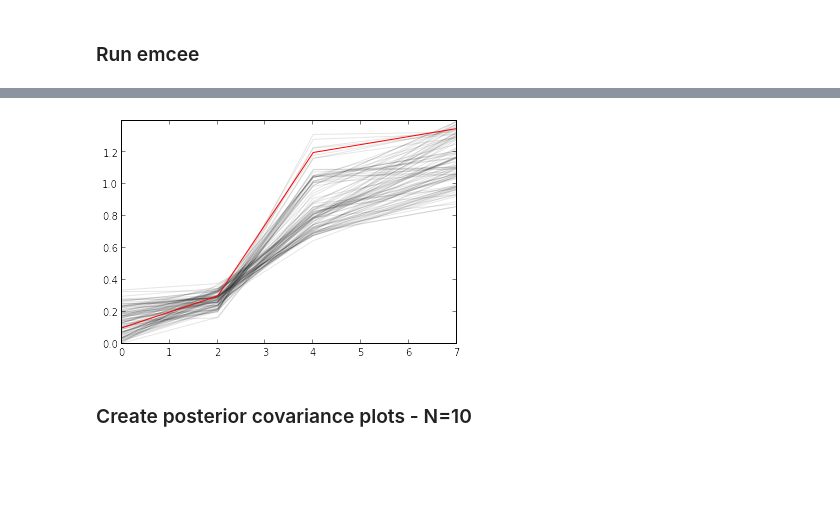
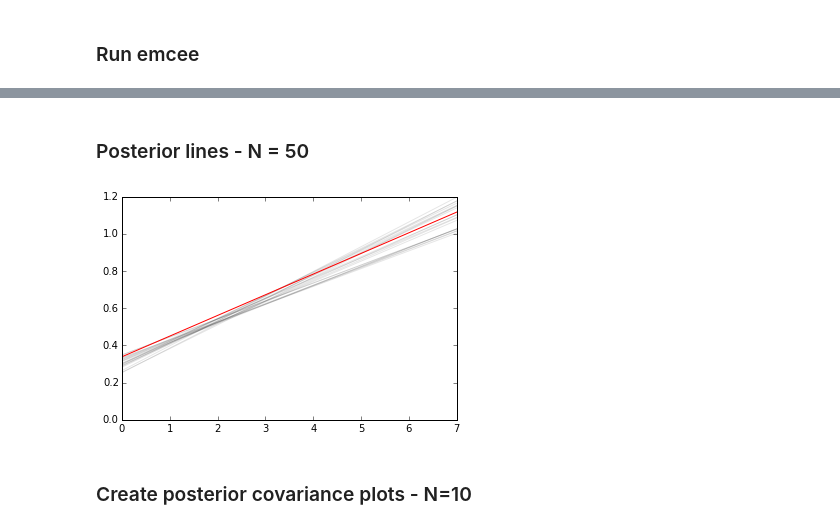
Before and after one commit to astroJeff/separated-at-birth, a Jupyter notebook: notebooks/IFMR Fake Data 1.ipynb, the cells around one changed output, grey strips where cells are left out. Drawn from its saved outputs; the diff is of its cells as text; code cells hidden in the pictures; blank space fills up the shorter version.

```diff
--- a/notebooks/IFMR Fake Data 1.ipynb
+++ b/notebooks/IFMR Fake Data 1.ipynb
@@ -337,20 +660,21 @@ P_new =  (0.2, 0.05, 0.25, 0.15)
 ### Wrapper for emcee
 # %%
 p_i = np.zeros(ndim)
-p_i = 0.2, 0.05, 0.25, 0.15
+p_i = p_true[0], p_true[1]
+#p_i = 0.1, 0.05, 0.25, 0.15
 
 # This function runs emcee
 def run_inference(MESA_tcool, DWD, nwalkers=32, nburn=200, nsteps=1000):
     # number of parameters
-    ndim = 4
-#    ndim = 2
+#    ndim = 4
+    ndim = 2
 
     # initial positions for walkers
     p0 = np.zeros((nwalkers,ndim))
     p0[:,0] = np.random.normal(p_i[0], 0.01, size=nwalkers) # b1
     p0[:,1] = np.random.normal(p_i[1], 0.01, size=nwalkers) # theta_1
-    p0[:,2] = np.random.normal(p_i[2], 0.03, size=nwalkers) # theta_2
-    p0[:,3] = np.random.normal(p_i[3], 0.03, size=nwalkers) # theta_3
+#    p0[:,2] = np.random.normal(p_i[2], 0.03, size=nwalkers) # theta_2
+#    p0[:,3] = np.random.normal(p_i[3], 0.03, size=nwalkers) # theta_3
 
     args = (MESA_tcool, DWD)
     sampler = emcee.EnsembleSampler(nwalkers=nwalkers, dim=ndim, lnpostfn=ln_posterior, args=args)
@@ -368,4 +692,4 @@ def run_inference(MESA_tcool, DWD, nwalkers=32, nburn=200, nsteps=1000):
 # %% [markdown]
 ### Run emcee
 # %%
-sampler = run_inference(MESA_tcool, DWD, nburn=50, nsteps=200)
+sampler = run_inference(MESA_tcool, DWD, nburn=500, nsteps=200)
@@ -384,6 +837,8 @@ fig = triangle.corner(sampler.flatchain, truths=p_true, labels=labels, extents=e
+# %% [markdown]
+### Posterior lines - N = 50
 # %%
-ndim = 4
-#ndim = 2
+#ndim = 4
+ndim = 2
 
 samples = sampler.chain[:,:,:].reshape((-1, ndim))
 
@@ -391,29 +846,30 @@ xl = np.array([0.,7.])
 
 M_zams_temp = np.linspace(0.,7.,50)
 
-#for b1, th1 in samples[np.random.randint(len(samples),size=20)]:
-for b1, th1, th2, th3 in samples[np.random.randint(len(samples),size=100)]:
+for bt1, th1 in samples[np.random.randint(len(samples),size=20)]:
+#for bt1, th1, th2, th3 in samples[np.random.randint(len(samples),size=100)]:
 
     m1 = np.tan(th1)
-    m2 = np.tan(th2)
-    m3 = np.tan(th3)
-    b2 = (m1-m2)*2.0 + b1
-    b3 = (m2-m3)*4.0 + b2
+#    m2 = np.tan(th2)
+#    m3 = np.tan(th3)
+    b1 = bt1 / np.cos(th1)
+#    b2 = (m1-m2)*2.0 + b1
+#    b3 = (m2-m3)*4.0 + b2
 
     M_wd_temp = np.array([])
 
-#    M_wd_temp = m1*M_zams_temp+b1
+    M_wd_temp = m1*M_zams_temp+b1
 
-    for m in M_zams_temp:
+#    for m in M_zams_temp:
 
-        if m < 2.0:
-            M_wd_temp = np.append(M_wd_temp, m1*m+b1)
+#        if m < 2.0:
+#            M_wd_temp = np.append(M_wd_temp, m1*m+b1)
 
-        elif m < 4.0:
-            M_wd_temp = np.append(M_wd_temp, m2*m+b2)
+#        elif m < 4.0:
+#            M_wd_temp = np.append(M_wd_temp, m2*m+b2)
 
-        else:
-            M_wd_temp = np.append(M_wd_temp, m3*m+b3)
+#        else:
+#            M_wd_temp = np.append(M_wd_temp, m3*m+b3)
 
 
 
@@ -421,47 +877,47 @@ for b1, th1, th2, th3 in samples[np.random.randint(len(samples),size=100)]:
 
 
 # Plot true values
 m1 = np.tan(th1_true)
-m2 = np.tan(th2_true)
-m3 = np.tan(th3_true)
+#m2 = np.tan(th2_true)
+#m3 = np.tan(th3_true)
 b1 = b1_true
-b2 = (m1-m2)*2.0 + b1
-b3 = (m2-m3)*4.0 + b2
+#b2 = (m1-m2)*2.0 + b1
+#b3 = (m2-m3)*4.0 + b2
 
 #print m1, m2, m3
 
 M_wd_temp = np.array([])
-#M_wd_temp = m1*M_zams_temp+b1
-for m in M_zams_temp:
+M_wd_temp = m1*M_zams_temp+b1
+#for m in M_zams_temp:
 
-    if m < 2.0:
-        M_wd_temp = np.append(M_wd_temp, m1*m+b1)
+#    if m < 2.0:
+#        M_wd_temp = np.append(M_wd_temp, m1*m+b1)
 
-    elif m < 4.0:
-        M_wd_temp = np.append(M_wd_temp, m2*m+b2)
+#    elif m < 4.0:
+#        M_wd_temp = np.append(M_wd_temp, m2*m+b2)
 
-    else:
-        M_wd_temp = np.append(M_wd_temp, m3*m+b3)
+#    else:
+#        M_wd_temp = np.append(M_wd_temp, m3*m+b3)
 
 
 
 plt.plot(M_zams_temp, M_wd_temp, "-r")
 
 
 Mzams1_true = get_mzams(p_true, DWD["m1_wd"])
 Mzams2_true = get_mzams(p_true, DWD["m2_wd"])
 
 
 #plt.plot(Mzams1_true, DWD["m1_wd"], "o", alpha=0.5)
 #plt.plot(Mzams2_true, DWD["m2_wd"], "o", alpha=0.5)
 
 
-plt.ylim(0.0,1.4)
+plt.ylim(0.0,1.2)
 plt.xlim(0.0,7.0)
 
 plt.show()
 # %% [output]
-[figure, old version]
+[figure, new version]
 # %% [markdown]
 ### Create posterior covariance plots - N=10
 # %%
```
Also changed, not shown: parts of 22 cells of this notebook.
